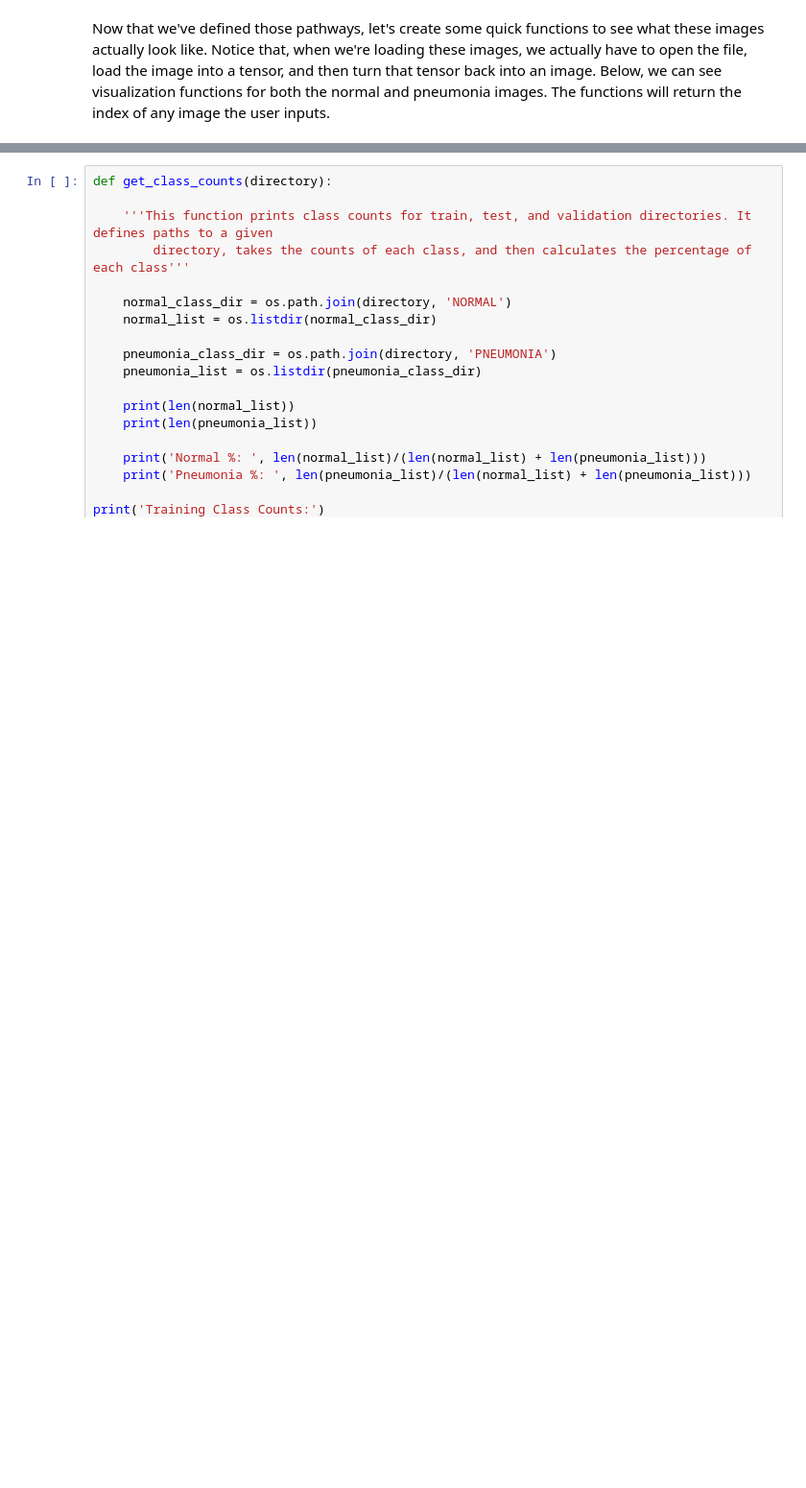
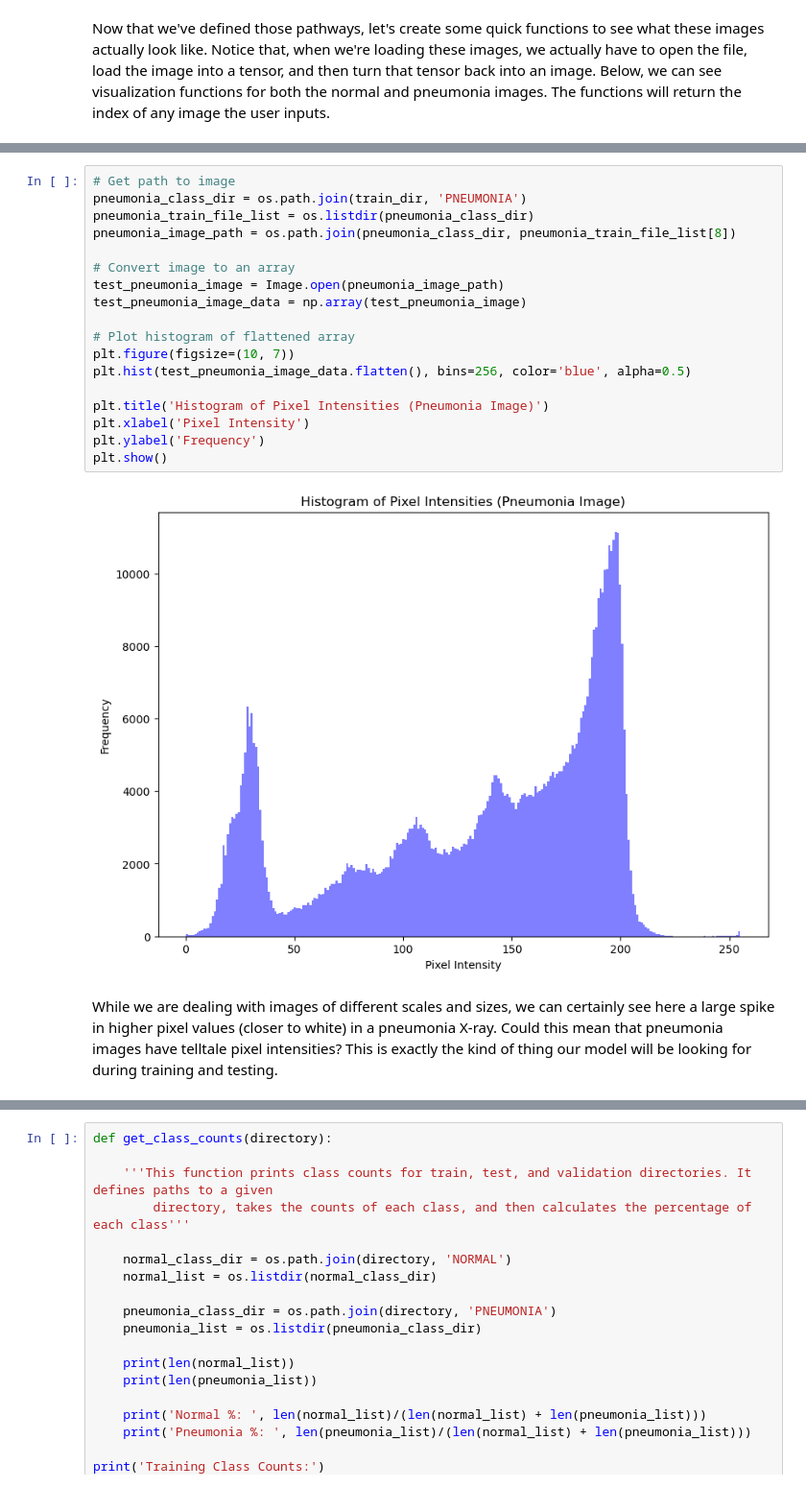
Before and after one commit to apell74/pediatric-pneumonia-deep-learning, a Jupyter notebook: phase-4-project.ipynb, the cells around one changed output, grey strips where cells are left out. Shown: that part at 96% size. Drawn from its saved outputs; the diff is of its cells as text; blank space fills up the shorter version.

```diff
--- a/phase-4-project.ipynb
+++ b/phase-4-project.ipynb
@@ -158 +183,23 @@ get_pneumonia_image(0)
+# %%
+# Get path to image
+pneumonia_class_dir = os.path.join(train_dir, 'PNEUMONIA')
+pneumonia_train_file_list = os.listdir(pneumonia_class_dir)
+pneumonia_image_path = os.path.join(pneumonia_class_dir, pneumonia_train_file_list[8])
+
+# Convert image to an array
+test_pneumonia_image = Image.open(pneumonia_image_path)
+test_pneumonia_image_data = np.array(test_pneumonia_image)
+
+# Plot histogram of flattened array
+plt.figure(figsize=(10, 7))
+plt.hist(test_pneumonia_image_data.flatten(), bins=256, color='blue', alpha=0.5)
+
+plt.title('Histogram of Pixel Intensities (Pneumonia Image)')
+plt.xlabel('Pixel Intensity')
+plt.ylabel('Frequency')
+plt.show()
+# %% [output]
+[figure, added]
+# %% [markdown]
+While we are dealing with images of different scales and sizes, we can certainly see here a large spike in higher pixel values (closer to white) in a pneumonia X-ray. Could this mean that pneumonia images have telltale pixel intensities? This is exactly the kind of thing our model will be looking for during training and testing.
 # %% [markdown]
```
Also changed, not shown: parts of 13 cells of this notebook.
